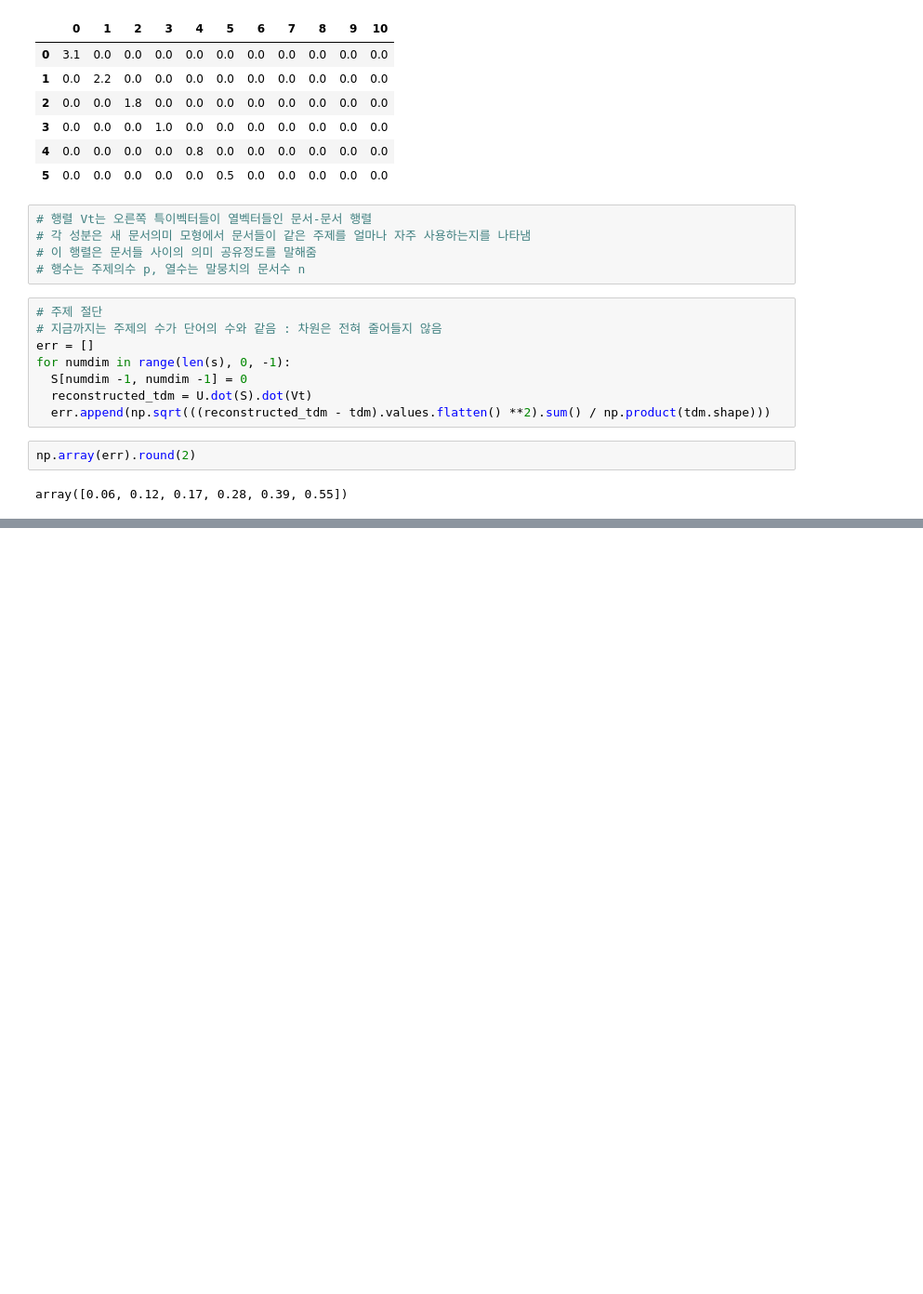
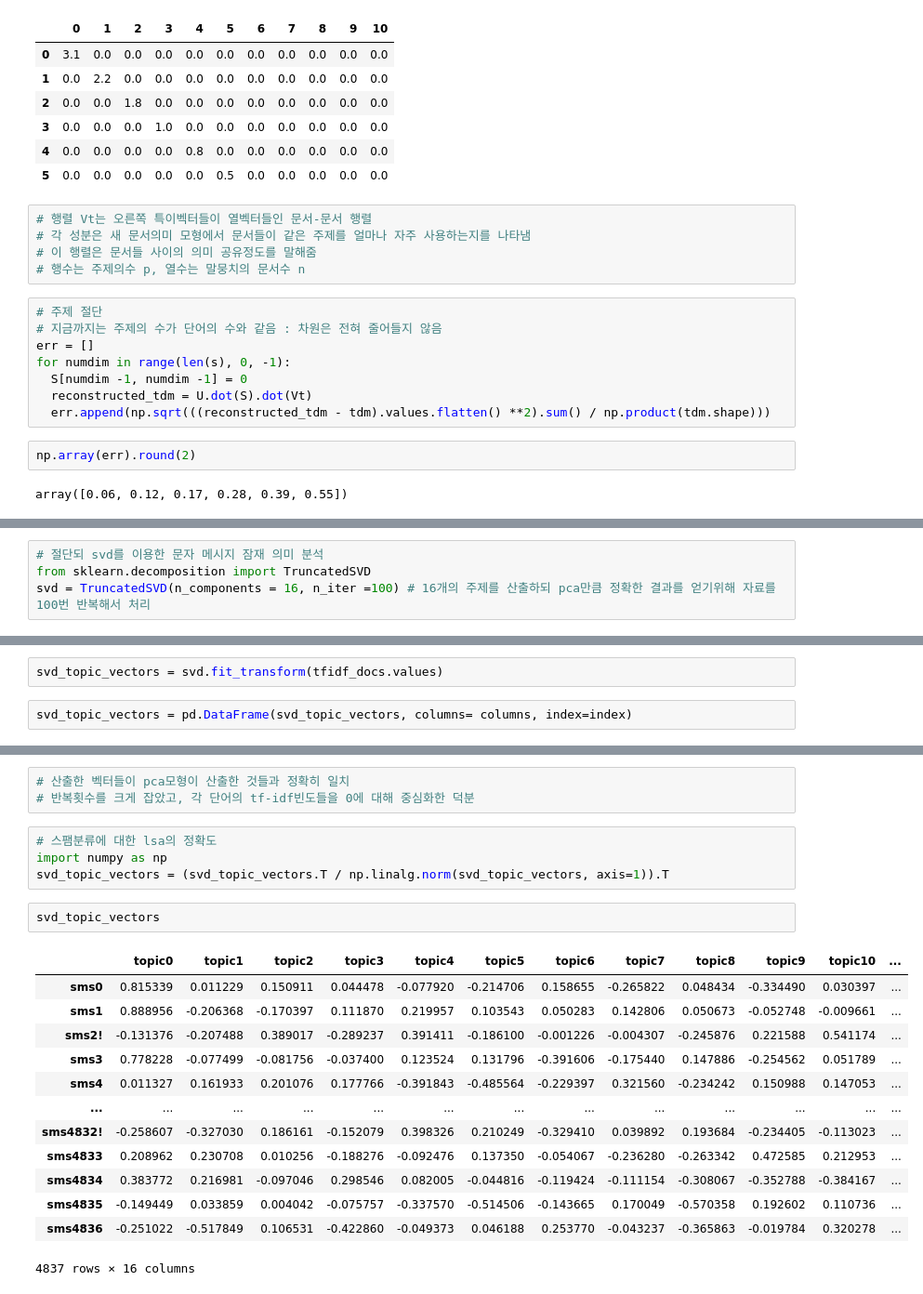
Before and after one commit to jaekyoungkim/nlp_in_action, a Jupyter notebook: 자연어처리인액션.ipynb, the cells around one changed output, grey strips where cells are left out. Shown at 93% size. Saved outputs shown, nothing was run; the diff lists cells and outputs as text; blank space fills up the shorter version.

```diff
--- a/자연어처리인액션.ipynb
+++ b/자연어처리인액션.ipynb
@@ -2093,0 +2286,4 @@ array([0.06, 0.12, 0.17, 0.28, 0.39, 0.55])
+# %%
+# 절단되 svd를 이용한 문자 메시지 잠재 의미 분석
+from sklearn.decomposition import TruncatedSVD
+svd = TruncatedSVD(n_components = 16, n_iter =100) # 16개의 주제를 산출하되 pca만큼 정확한 결과를 얻기위해 자료를 100번 반복해서 처리
@@ -2093,0 +2306,4 @@ array([0.06, 0.12, 0.17, 0.28, 0.39, 0.55])
+# %%
+svd_topic_vectors = svd.fit_transform(tfidf_docs.values)
+# %%
+svd_topic_vectors = pd.DataFrame(svd_topic_vectors, columns= columns, index=index)
@@ -2093,0 +2320,23 @@ array([0.06, 0.12, 0.17, 0.28, 0.39, 0.55])
+# %%
+# 산출한 벡터들이 pca모형이 산출한 것들과 정확히 일치
+# 반복횟수를 크게 잡았고, 각 단어의 tf-idf빈도들을 0에 대해 중심화한 덕분
+# %%
+# 스팸분류에 대한 lsa의 정확도
+import numpy as np
+svd_topic_vectors = (svd_topic_vectors.T / np.linalg.norm(svd_topic_vectors, axis=1)).T
+# %%
+svd_topic_vectors
+# %% [output]
+|  | topic0 | topic1 | topic2 | topic3 | topic4 | topic5 | topic6 | topic7 | topic8 | topic9 | topic10 | ... |
+| sms0 | 0.815339 | 0.011229 | 0.150911 | 0.044478 | -0.077920 | -0.214706 | 0.158655 | -0.265822 | 0.048434 | -0.334490 | 0.030397 | ... |
+| sms1 | 0.888956 | -0.206368 | -0.170397 | 0.111870 | 0.219957 | 0.103543 | 0.050283 | 0.142806 | 0.050673 | -0.052748 | -0.009661 | ... |
+| sms2! | -0.131376 | -0.207488 | 0.389017 | -0.289237 | 0.391411 | -0.186100 | -0.001226 | -0.004307 | -0.245876 | 0.221588 | 0.541174 | ... |
+| sms3 | 0.778228 | -0.077499 | -0.081756 | -0.037400 | 0.123524 | 0.131796 | -0.391606 | -0.175440 | 0.147886 | -0.254562 | 0.051789 | ... |
+| sms4 | 0.011327 | 0.161933 | 0.201076 | 0.177766 | -0.391843 | -0.485564 | -0.229397 | 0.321560 | -0.234242 | 0.150988 | 0.147053 | ... |
+| ... | ... | ... | ... | ... | ... | ... | ... | ... | ... | ... | ... | ... |
+| sms4832! | -0.258607 | -0.327030 | 0.186161 | -0.152079 | 0.398326 | 0.210249 | -0.329410 | 0.039892 | 0.193684 | -0.234405 | -0.113023 | ... |
+| sms4833 | 0.208962 | 0.230708 | 0.010256 | -0.188276 | -0.092476 | 0.137350 | -0.054067 | -0.236280 | -0.263342 | 0.472585 | 0.212953 | ... |
+| sms4834 | 0.383772 | 0.216981 | -0.097046 | 0.298546 | 0.082005 | -0.044816 | -0.119424 | -0.111154 | -0.308067 | -0.352788 | -0.384167 | ... |
+| sms4835 | -0.149449 | 0.033859 | 0.004042 | -0.075757 | -0.337570 | -0.514506 | -0.143665 | 0.170049 | -0.570358 | 0.192602 | 0.110736 | ... |
+| sms4836 | -0.251022 | -0.517849 | 0.106531 | -0.422860 | -0.049373 | 0.046188 | 0.253770 | -0.043237 | -0.365863 | -0.019784 | 0.320278 | ... |
+4837 rows × 16 columns
```
Also changed, not shown: parts of 23 cells of this notebook.
